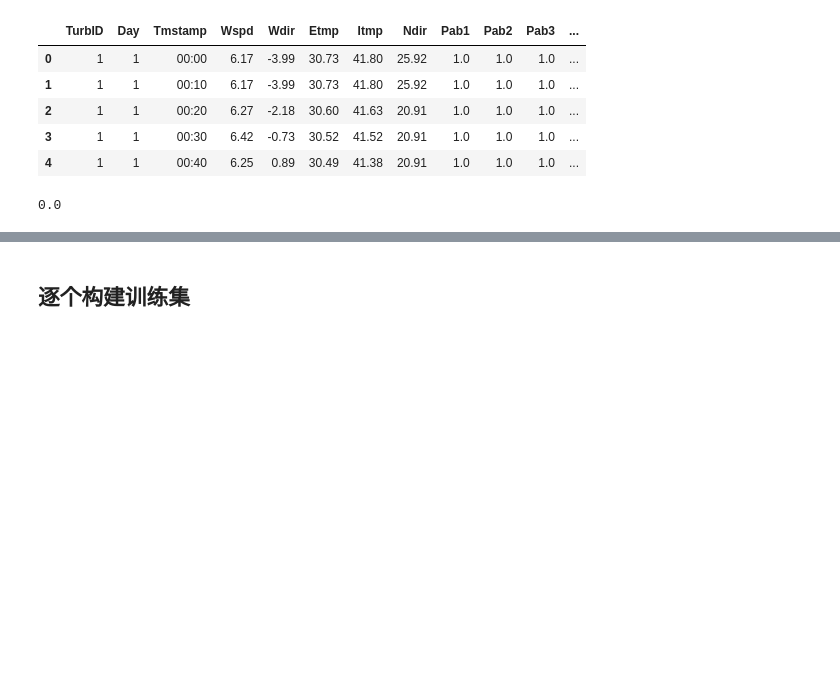
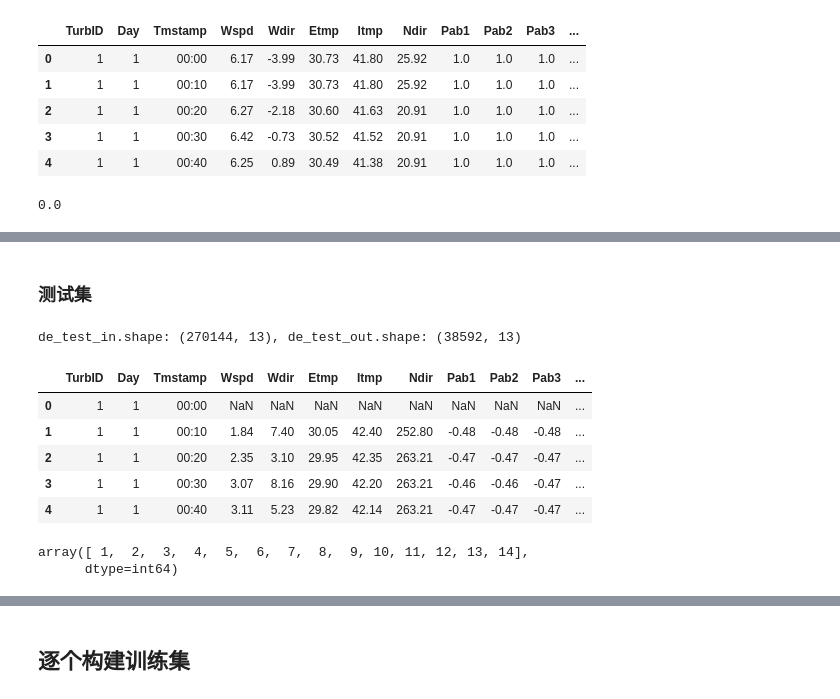
Before and after one commit to GKDGKD/KDD_CUP_2022, a Jupyter notebook: notebook/dataset_define.ipynb, the cells around one changed output, grey strips where cells are left out. Cells and saved outputs as stored; diff of their text form; code cells hidden in the pictures; blank space fills up the shorter version.

```diff
--- a/notebook/dataset_define.ipynb
+++ b/notebook/dataset_define.ipynb
@@ -122,0 +167,23 @@ print(df_train['Patv'].min())
+# %% [markdown]
+### 测试集
+# %%
+path_test_in = '../data/test/final_phase_test/infile/0001in.csv'
+path_test_out = '../data/test/final_phase_test/outfile/0001out.csv'
+
+df_test_in = pd.read_csv(path_test_in)
+df_test_out = pd.read_csv(path_test_out)
+print(f'de_test_in.shape: {df_test_in.shape}, de_test_out.shape: {df_test_out.shape}')
+df_test_in.head()
+# %% [output]
+de_test_in.shape: (270144, 13), de_test_out.shape: (38592, 13)
+|  | TurbID | Day | Tmstamp | Wspd | Wdir | Etmp | Itmp | Ndir | Pab1 | Pab2 | Pab3 | ... |
+| 0 | 1 | 1 | 00:00 | NaN | NaN | NaN | NaN | NaN | NaN | NaN | NaN | ... |
+| 1 | 1 | 1 | 00:10 | 1.84 | 7.40 | 30.05 | 42.40 | 252.80 | -0.48 | -0.48 | -0.48 | ... |
+| 2 | 1 | 1 | 00:20 | 2.35 | 3.10 | 29.95 | 42.35 | 263.21 | -0.47 | -0.47 | -0.47 | ... |
+| 3 | 1 | 1 | 00:30 | 3.07 | 8.16 | 29.90 | 42.20 | 263.21 | -0.46 | -0.46 | -0.47 | ... |
+| 4 | 1 | 1 | 00:40 | 3.11 | 5.23 | 29.82 | 42.14 | 263.21 | -0.47 | -0.47 | -0.47 | ... |
+# %%
+df_test_in['Day'].unique()
+# %% [output]
+array([ 1,  2,  3,  4,  5,  6,  7,  8,  9, 10, 11, 12, 13, 14],
+      dtype=int64)
```
Also changed, not shown: parts of 4 cells of this notebook, 7 other files.
